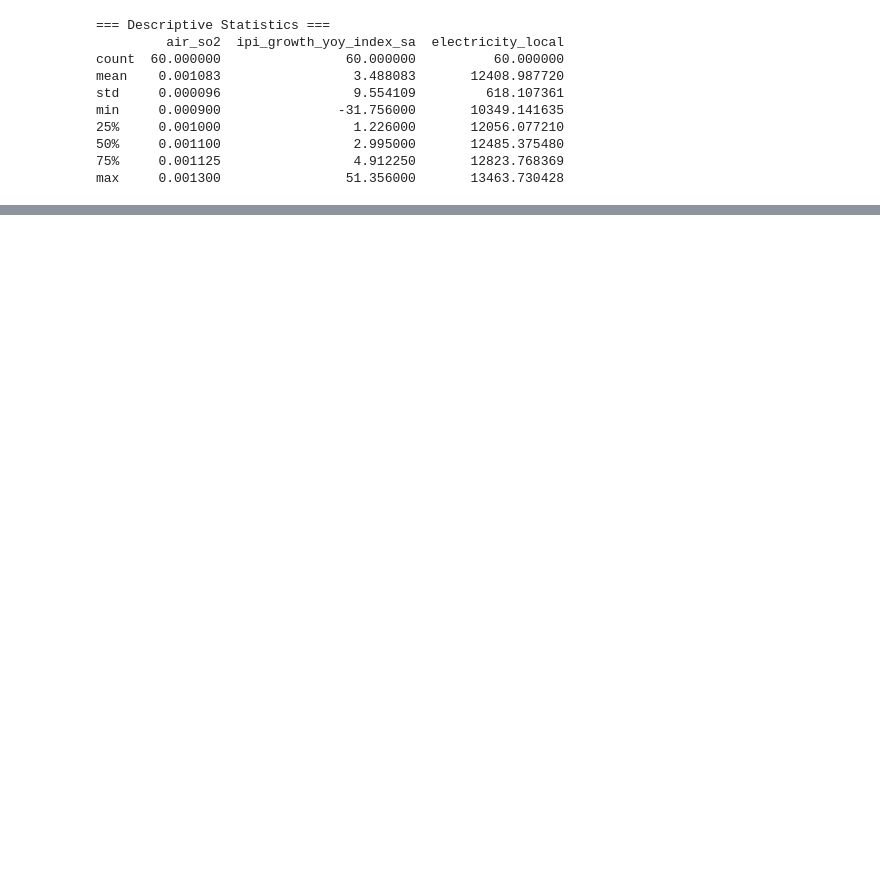
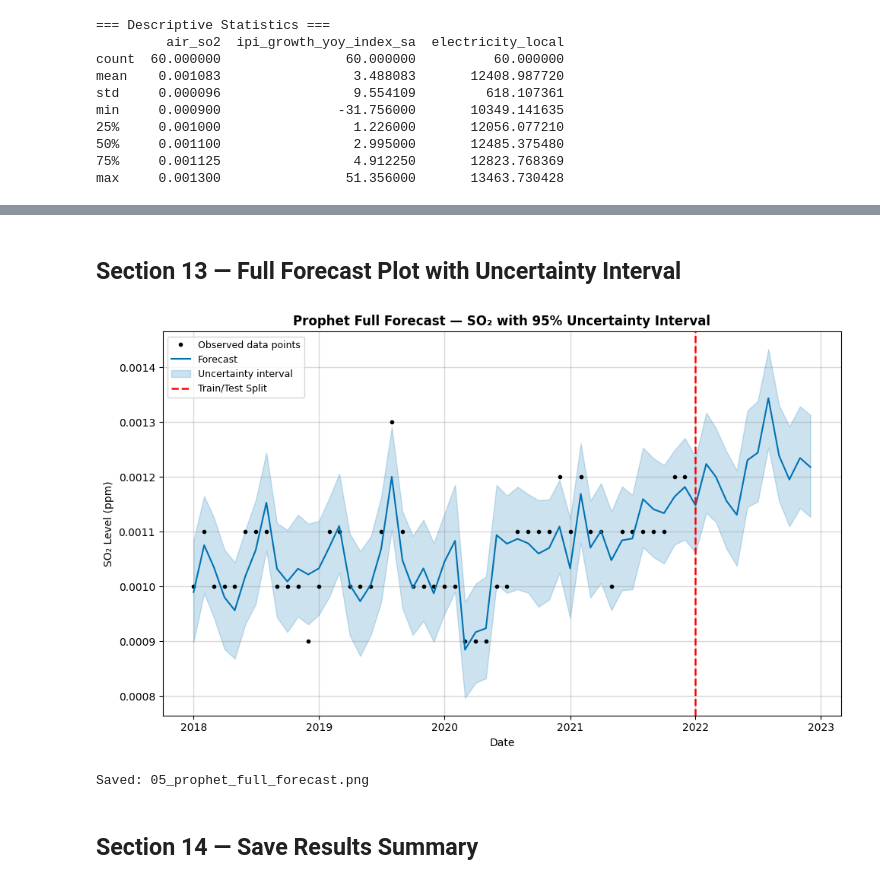
Before and after one commit to thelazycat-0728/COS40007-Design-Project, a Jupyter notebook: Prophet/Prophet.ipynb, the cells around one changed output, grey strips where cells are left out. Saved outputs shown, nothing was run; the diff lists cells and outputs as text; code cells hidden in the pictures; blank space fills up the shorter version.

```diff
--- a/Prophet/Prophet.ipynb
+++ b/Prophet/Prophet.ipynb
@@ -531,0 +524,23 @@ Prophet assumes linear regressor effects, which may not capture complex non-line
+# %% [markdown]
+## Section 13 — Full Forecast Plot with Uncertainty Interval
+# %%
+fig = model.plot(full_forecast)
+ax  = fig.gca()
+
+split_date = test_df['ds'].iloc[0]
+ax.axvline(x=split_date, color='red', ls='--', lw=1.8, label='Train/Test Split')
+ax.legend(fontsize=9)
+ax.set_title('Prophet Full Forecast — SO₂ with 95% Uncertainty Interval',
+             fontsize=12, fontweight='bold')
+ax.set_xlabel('Date'); ax.set_ylabel('SO₂ Level (ppm)')
+ax.grid(True, alpha=0.3)
+
+plt.tight_layout()
+plt.savefig('05_prophet_full_forecast.png', dpi=150, bbox_inches='tight')
+plt.show()
+print('Saved: 05_prophet_full_forecast.png')
+# %% [output]
+[figure, added]
+Saved: 05_prophet_full_forecast.png
+# %% [markdown]
+## Section 14 — Save Results Summary
```
Also changed, not shown: parts of 48 cells of this notebook, 15 other files.
